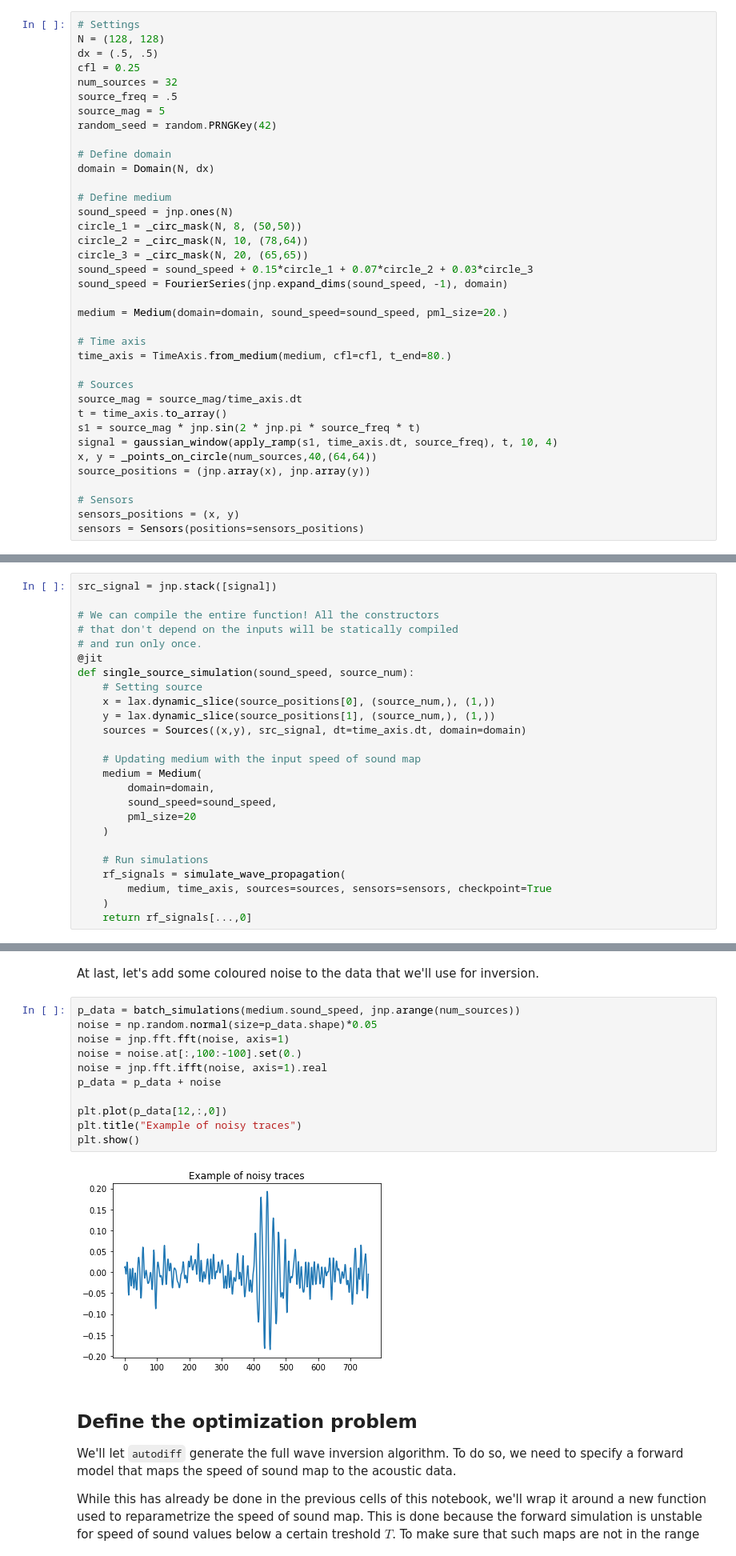
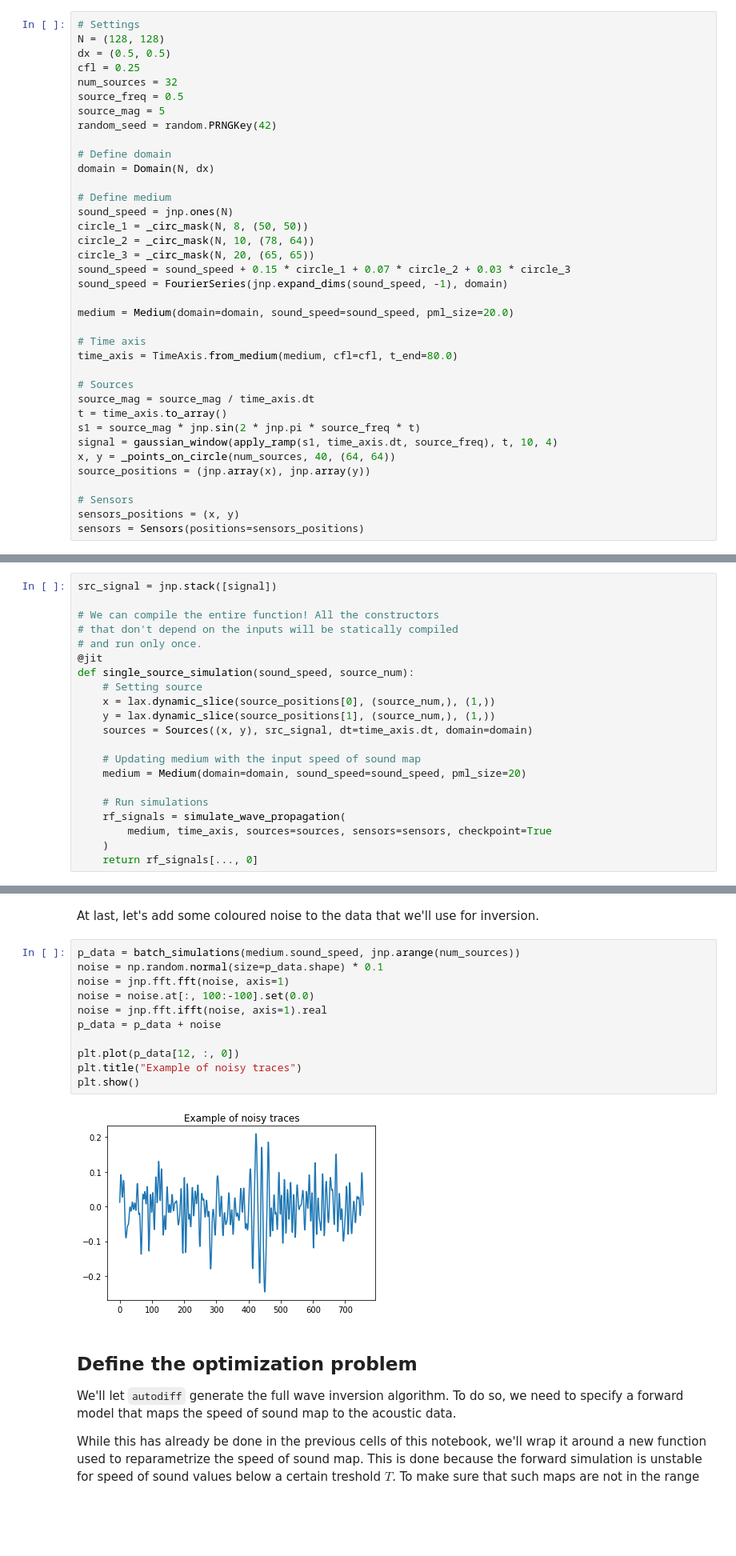
Before and after one commit to ucl-bug/jwave, a Jupyter notebook: docs/notebooks/time_varying/FWI.ipynb, the cells around one changed output, grey strips where cells are left out. Shown at 80% size. Saved outputs shown, nothing was run; the diff lists cells and outputs as text; blank space fills up the shorter version.

```diff
--- a/docs/notebooks/time_varying/FWI.ipynb
+++ b/docs/notebooks/time_varying/FWI.ipynb
@@ -29,10 +33,10 @@ The first step is to define the simulation settings, from the geometrical proper
 # %%
 # Settings
 N = (128, 128)
-dx = (.5, .5)
+dx = (0.5, 0.5)
 cfl = 0.25
 num_sources = 32
-source_freq = .5
+source_freq = 0.5
 source_mag = 5
 random_seed = random.PRNGKey(42)
 
@@ -41,23 +45,23 @@ domain = Domain(N, dx)
 
 # Define medium
 sound_speed = jnp.ones(N)
-circle_1 = _circ_mask(N, 8, (50,50))
-circle_2 = _circ_mask(N, 10, (78,64))
-circle_3 = _circ_mask(N, 20, (65,65))
-sound_speed = sound_speed + 0.15*circle_1 + 0.07*circle_2 + 0.03*circle_3
+circle_1 = _circ_mask(N, 8, (50, 50))
+circle_2 = _circ_mask(N, 10, (78, 64))
+circle_3 = _circ_mask(N, 20, (65, 65))
+sound_speed = sound_speed + 0.15 * circle_1 + 0.07 * circle_2 + 0.03 * circle_3
 sound_speed = FourierSeries(jnp.expand_dims(sound_speed, -1), domain)
 
-medium = Medium(domain=domain, sound_speed=sound_speed, pml_size=20.)
+medium = Medium(domain=domain, sound_speed=sound_speed, pml_size=20.0)
 
 # Time axis
-time_axis = TimeAxis.from_medium(medium, cfl=cfl, t_end=80.)
+time_axis = TimeAxis.from_medium(medium, cfl=cfl, t_end=80.0)
 
 # Sources
-source_mag = source_mag/time_axis.dt
+source_mag = source_mag / time_axis.dt
 t = time_axis.to_array()
 s1 = source_mag * jnp.sin(2 * jnp.pi * source_freq * t)
 signal = gaussian_window(apply_ramp(s1, time_axis.dt, source_freq), t, 10, 4)
-x, y = _points_on_circle(num_sources,40,(64,64))
+x, y = _points_on_circle(num_sources, 40, (64, 64))
 source_positions = (jnp.array(x), jnp.array(y))
 
 # Sensors
@@ -96,20 +104,16 @@ def single_source_simulation(sound_speed, source_num):
     # Setting source
     x = lax.dynamic_slice(source_positions[0], (source_num,), (1,))
     y = lax.dynamic_slice(source_positions[1], (source_num,), (1,))
-    sources = Sources((x,y), src_signal, dt=time_axis.dt, domain=domain)
+    sources = Sources((x, y), src_signal, dt=time_axis.dt, domain=domain)
 
     # Updating medium with the input speed of sound map
-    medium = Medium(
-        domain=domain,
-        sound_speed=sound_speed,
-        pml_size=20
-    )
+    medium = Medium(domain=domain, sound_speed=sound_speed, pml_size=20)
 
     # Run simulations
     rf_signals = simulate_wave_propagation(
         medium, time_axis, sources=sources, sensors=sensors, checkpoint=True
     )
-    return rf_signals[...,0]
+    return rf_signals[..., 0]
 # %%
 p = single_source_simulation(medium.sound_speed, 0)
 
@@ -150,17 +154,17 @@ batch_simulations(medium.sound_speed, jnp.arange(num_sources)).block_until_ready
 At last, let's add some coloured noise to the data that we'll use for inversion.
 # %%
 p_data = batch_simulations(medium.sound_speed, jnp.arange(num_sources))
-noise = np.random.normal(size=p_data.shape)*0.05
+noise = np.random.normal(size=p_data.shape) * 0.1
 noise = jnp.fft.fft(noise, axis=1)
-noise = noise.at[:,100:-100].set(0.)
+noise = noise.at[:, 100:-100].set(0.0)
 noise = jnp.fft.ifft(noise, axis=1).real
 p_data = p_data + noise
 
-plt.plot(p_data[12,:,0])
+plt.plot(p_data[12, :, 0])
 plt.title("Example of noisy traces")
 plt.show()
 # %% [output]
-[figure, old version]
+[figure, new version]
 # %% [markdown]
 ## Define the optimization problem
 
```
Also changed, not shown: parts of 16 cells of this notebook, 24 other files.
